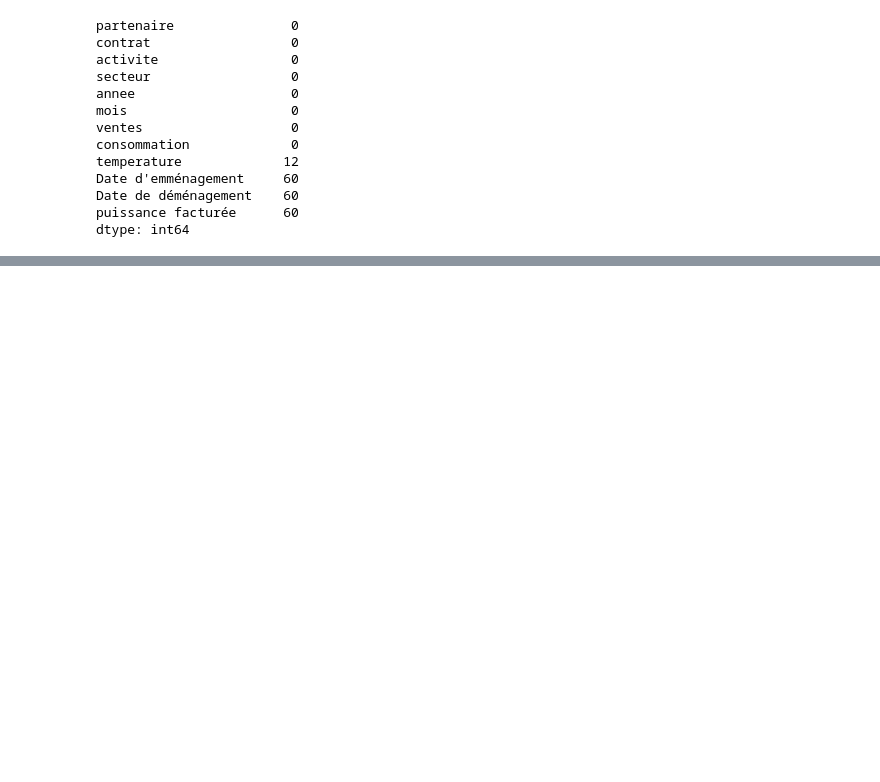
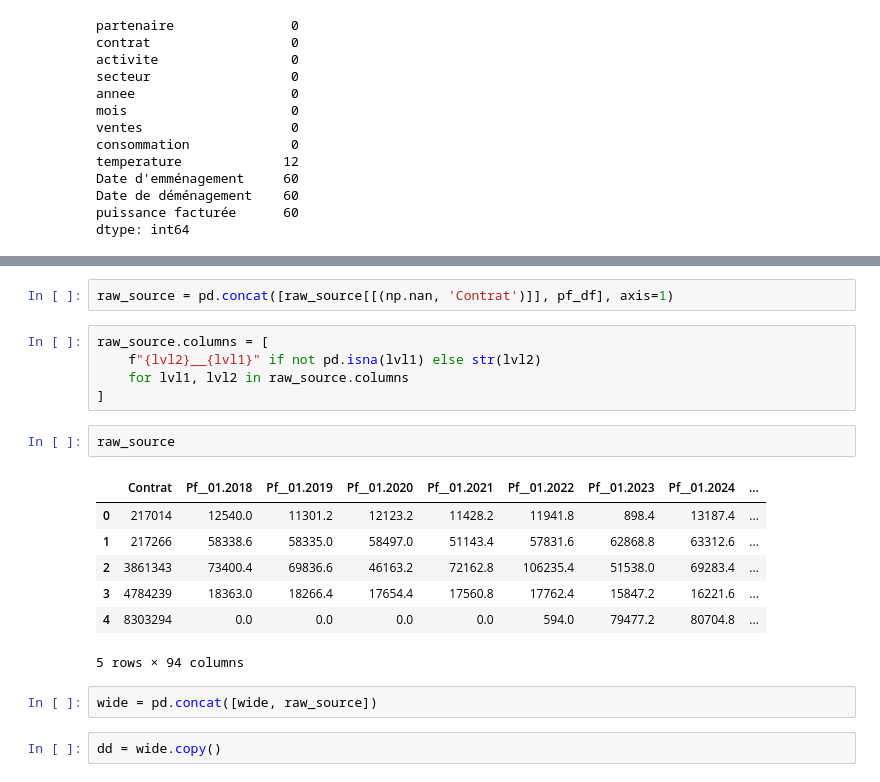
Before and after one commit to eniafou/onee, a Jupyter notebook: notebooks/analyse_6.ipynb, the cells around one changed output, grey strips where cells are left out. Cells and saved outputs as stored; diff of their text form; blank space fills up the shorter version.

```diff
--- a/notebooks/analyse_6.ipynb
+++ b/notebooks/analyse_6.ipynb
@@ -70,0 +288,21 @@ best.get("annual_mae")
+# %%
+raw_source = pd.concat([raw_source[[(np.nan, 'Contrat')]], pf_df], axis=1)
+# %%
+raw_source.columns = [
+    f"{lvl2}__{lvl1}" if not pd.isna(lvl1) else str(lvl2)
+    for lvl1, lvl2 in raw_source.columns
+]
+# %%
+raw_source
+# %% [output]
+|  | Contrat | Pf__01.2018 | Pf__01.2019 | Pf__01.2020 | Pf__01.2021 | Pf__01.2022 | Pf__01.2023 | Pf__01.2024 | ... |
+| 0 | 217014 | 12540.0 | 11301.2 | 12123.2 | 11428.2 | 11941.8 | 898.4 | 13187.4 | ... |
+| 1 | 217266 | 58338.6 | 58335.0 | 58497.0 | 51143.4 | 57831.6 | 62868.8 | 63312.6 | ... |
+| 2 | 3861343 | 73400.4 | 69836.6 | 46163.2 | 72162.8 | 106235.4 | 51538.0 | 69283.4 | ... |
+| 3 | 4784239 | 18363.0 | 18266.4 | 17654.4 | 17560.8 | 17762.4 | 15847.2 | 16221.6 | ... |
+| 4 | 8303294 | 0.0 | 0.0 | 0.0 | 0.0 | 594.0 | 79477.2 | 80704.8 | ... |
+5 rows × 94 columns
+# %%
+wide = pd.concat([wide, raw_source])
+# %%
+dd = wide.copy()
```
Also changed, not shown: parts of 56 cells of this notebook, 22 other files.
